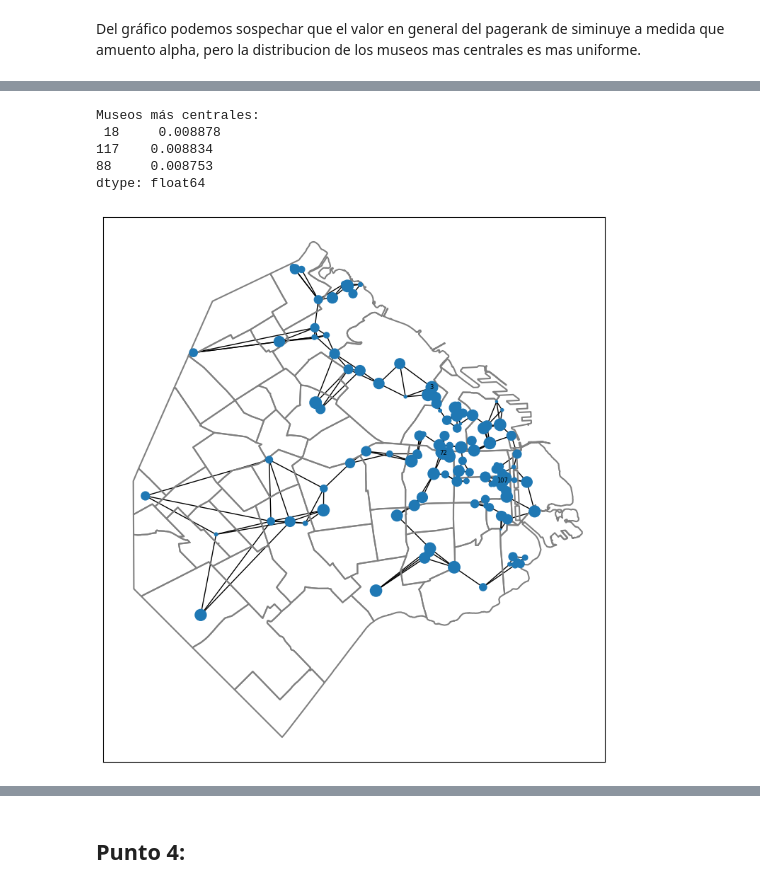
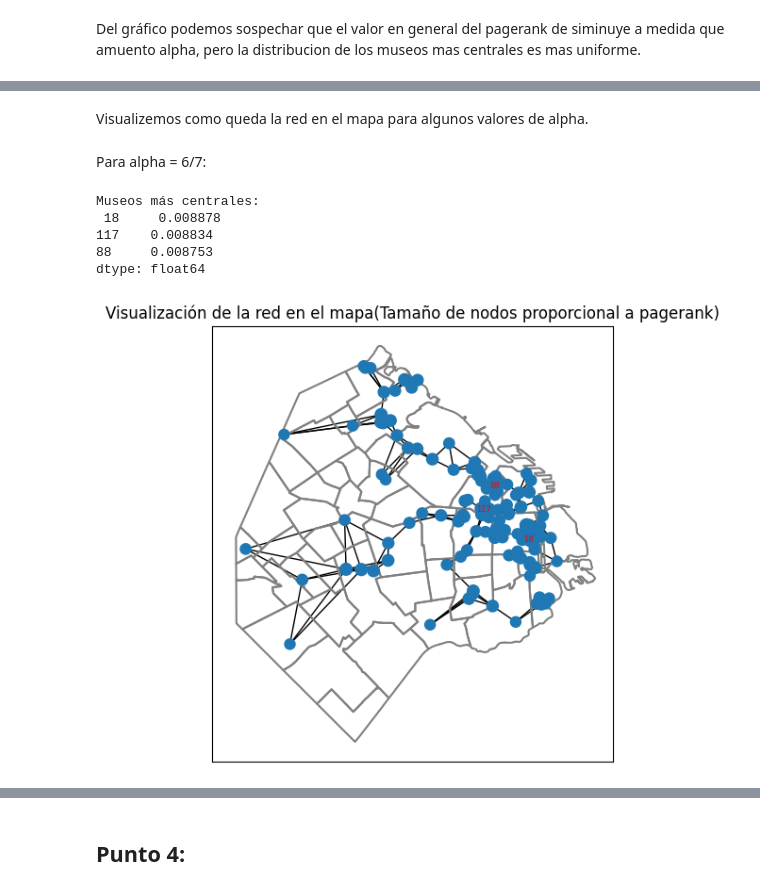
Before and after one commit to lrnyari/tp-alc, a Jupyter notebook: TP1_template.ipynb, the cells around one changed output, grey strips where cells are left out. Saved outputs shown, nothing was run; the diff lists cells and outputs as text; code cells hidden in the pictures.

```diff
--- a/TP1_template.ipynb
+++ b/TP1_template.ipynb
@@ -336,10 +295,13 @@ dtype: float64
-# %%
-#Visualización de la red para alpha = 6/6
-template_funciones.prcongrafico(D, 3, 6/7)
-# %% [output]
-Museos más centrales:
- 18     0.008878
-117    0.008834
-88     0.008753
-dtype: float64
-[figure, removed]
+# %% [markdown]
+Visualizemos como queda la red en el mapa para algunos valores de alpha.
+# %% [markdown]
+Para alpha = 6/7:
+# %%
+template_funciones.grafica(museos, barrios, 3, 6/7)
+# %% [output]
+Museos más centrales:
+ 18     0.008878
+117    0.008834
+88     0.008753
+dtype: float64
+[figure, added]
```
Also changed, not shown: parts of 33 cells of this notebook, 1 other file.
